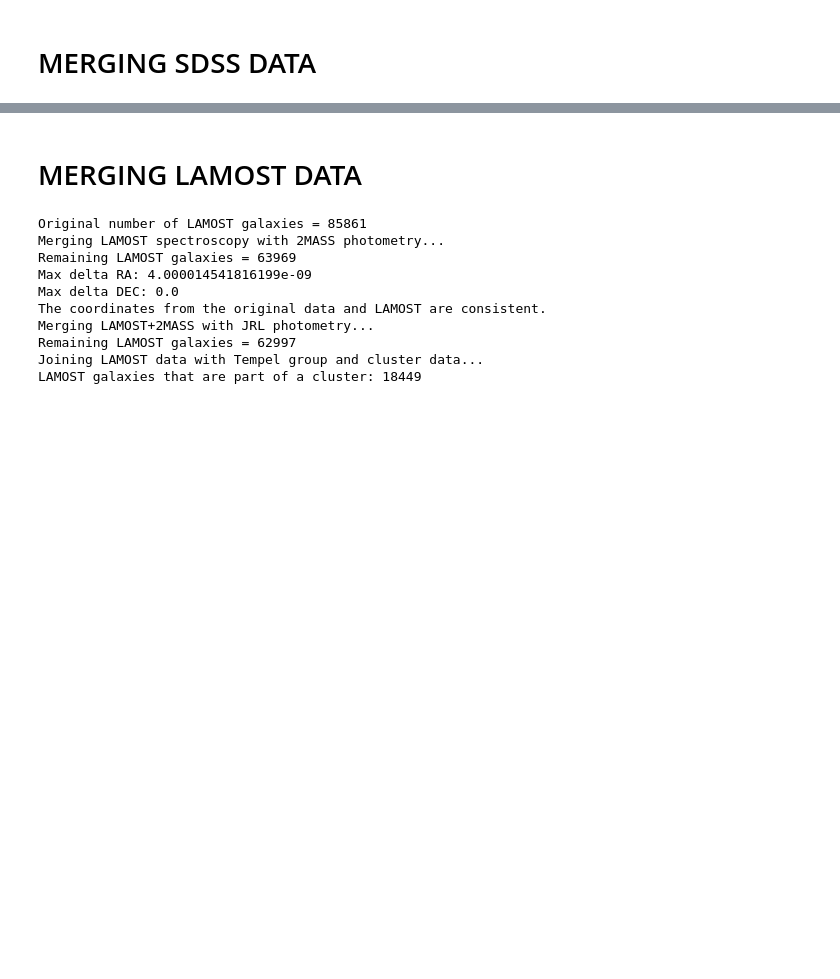
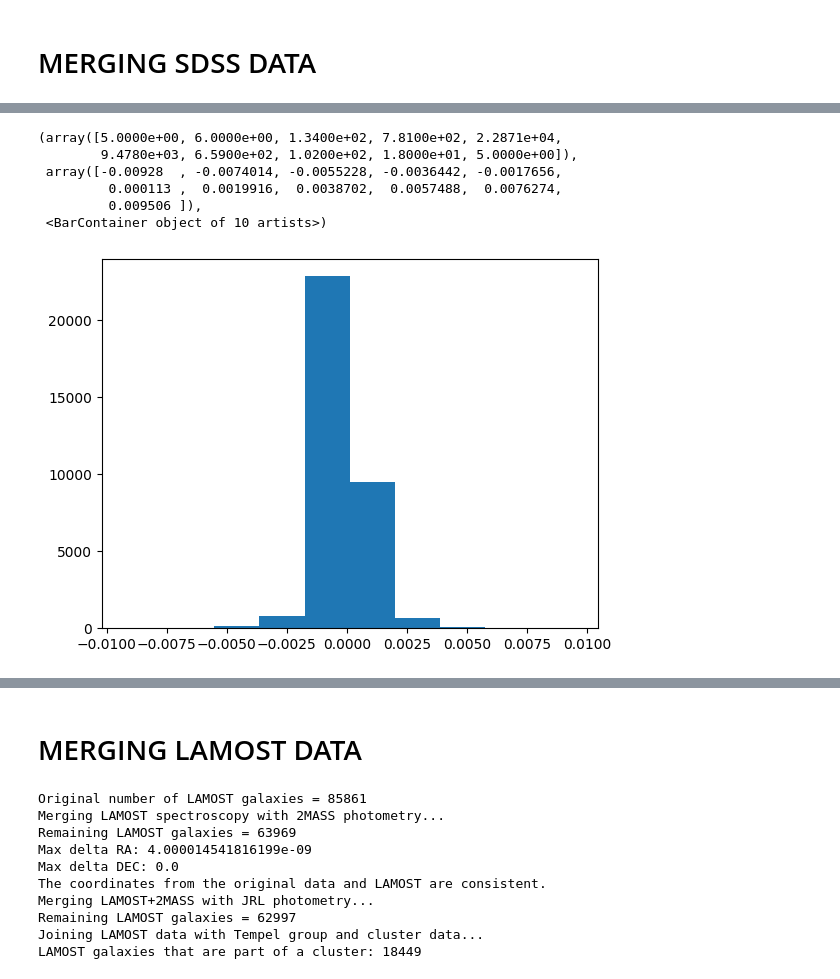
Before and after one commit to mrafifrbbn/thesis-research-2.0, a Jupyter notebook: notebook.ipynb, the cells around one changed output, grey strips where cells are left out. Saved outputs shown, nothing was run; the diff lists cells and outputs as text; code cells hidden in the pictures; blank space fills up the shorter version.

```diff
--- a/notebook.ipynb
+++ b/notebook.ipynb
@@ -327,0 +430,6 @@ df = df.merge(df_veldisp, on='_2MASX')
+# %%
+['objid', 'specObjId', 'RA', 'Dec', 'zhelio', 'zhelioerr', 'SIGMA_STARS', 'SIGMA_STARS']
+
+df = pd.read_csv('data/raw/sdss/sdss_howlett2022.dat', delim_whitespace=True)
+
+df.columns
@@ -328 +446,11 @@ df = df.merge(df_veldisp, on='_2MASX')
+# %%
+plt.hist(df['zcmb_group'] - df['zcmb'])
+# %% [output]
+(array([5.0000e+00, 6.0000e+00, 1.3400e+02, 7.8100e+02, 2.2871e+04,
+        9.4780e+03, 6.5900e+02, 1.0200e+02, 1.8000e+01, 5.0000e+00]),
+ array([-0.00928  , -0.0074014, -0.0055228, -0.0036442, -0.0017656,
+         0.000113 ,  0.0019916,  0.0038702,  0.0057488,  0.0076274,
+         0.009506 ]),
+ <BarContainer object of 10 artists>)
+[figure, added]
 # %%
```
Also changed, not shown: parts of 29 cells of this notebook, 1 other file.
